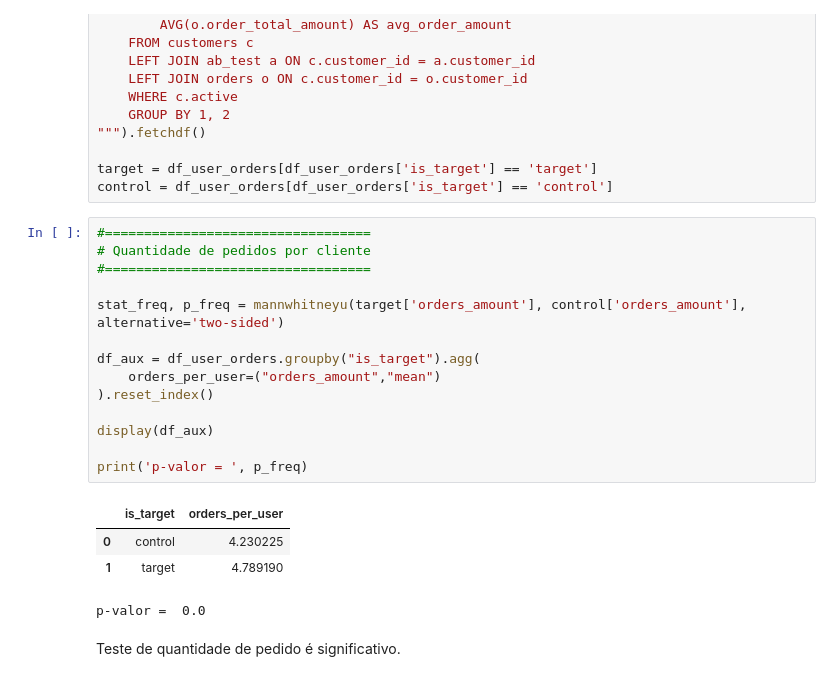
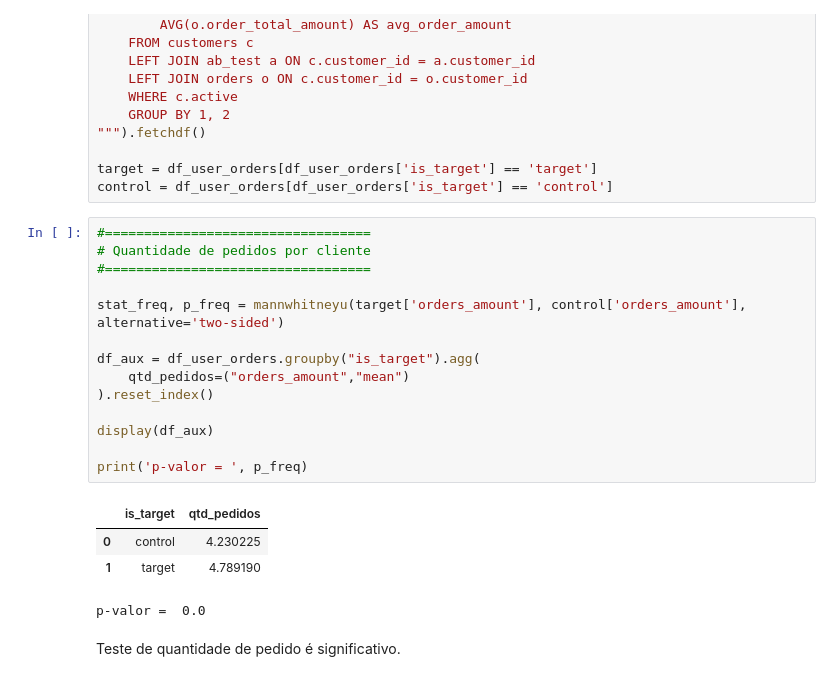
Before and after one commit to emilyara/ifood-case, a Jupyter notebook: notebook/analise_resultados.ipynb, the cells around one changed output. Drawn from its saved outputs; the diff is of its cells as text.

```diff
--- a/notebook/analise_resultados.ipynb
+++ b/notebook/analise_resultados.ipynb
@@ -535,19 +535,19 @@ control = df_user_orders[df_user_orders['is_target'] == 'control']
 # %%
 #==================================
 # Quantidade de pedidos por cliente
 #==================================
 
 stat_freq, p_freq = mannwhitneyu(target['orders_amount'], control['orders_amount'], alternative='two-sided')
 
 df_aux = df_user_orders.groupby("is_target").agg(
-    orders_per_user=("orders_amount","mean")
+    qtd_pedidos=("orders_amount","mean")
 ).reset_index()
 
 display(df_aux)
 
 print('p-valor = ', p_freq)
 # %% [output]
-|  | is_target | orders_per_user |
+|  | is_target | qtd_pedidos |
 | 0 | control | 4.230225 |
 | 1 | target | 4.789190 |
 p-valor =  0.0
```
Also changed, not shown: parts of 8 cells of this notebook, 1 other file.
